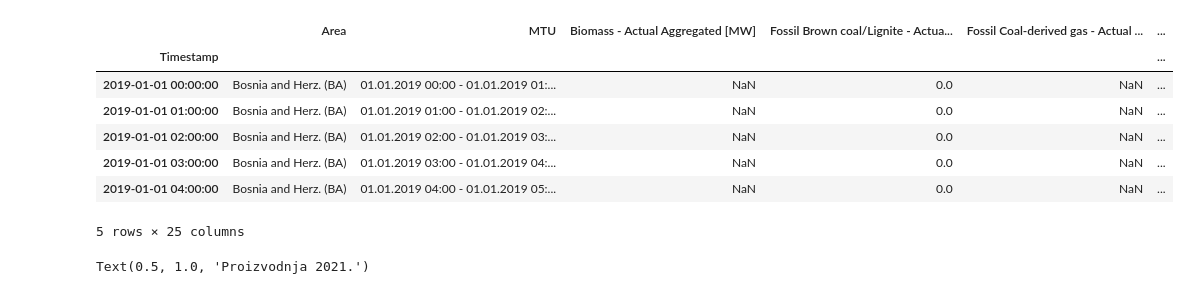
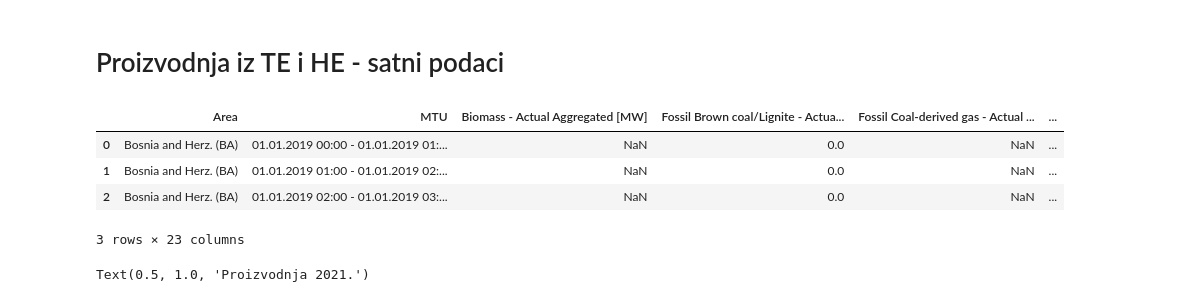
Before and after one commit to ehlimana/Electricity-analysis, a Jupyter notebook: TE_HE.ipynb, the cells around one changed output. Cells and saved outputs as stored; diff of their text form; code cells hidden in the pictures.

```diff
--- a/TE_HE.ipynb
+++ b/TE_HE.ipynb
@@ -1,3 +1,5 @@
+# %% [markdown]
+# Proizvodnja iz TE i HE  - satni podaci
 # %%
 import pandas as pd
 import matplotlib.pyplot as plt
@@ -6,16 +8,13 @@ file_2019=pd.read_csv(r"FILES\ELEKT\Actual Generation per Production Type_2019.c
 file_2020=pd.read_csv(r"FILES\ELEKT\Actual Generation per Production Type_2020.csv")
 file_2021=pd.read_csv(r"FILES\ELEKT\Actual Generation per Production Type_2021.csv")
 # %%
-file.head(5)
+file_2019.head(3)
 # %% [output]
 |  | Area | MTU | Biomass - Actual Aggregated [MW] | Fossil Brown coal/Lignite - Actua... | Fossil Coal-derived gas - Actual ... | ... |
-| Timestamp |  |  |  |  |  | ... |
-| 2019-01-01 00:00:00 | Bosnia and Herz. (BA) | 01.01.2019 00:00 - 01.01.2019 01:... | NaN | 0.0 | NaN | ... |
-| 2019-01-01 01:00:00 | Bosnia and Herz. (BA) | 01.01.2019 01:00 - 01.01.2019 02:... | NaN | 0.0 | NaN | ... |
-| 2019-01-01 02:00:00 | Bosnia and Herz. (BA) | 01.01.2019 02:00 - 01.01.2019 03:... | NaN | 0.0 | NaN | ... |
-| 2019-01-01 03:00:00 | Bosnia and Herz. (BA) | 01.01.2019 03:00 - 01.01.2019 04:... | NaN | 0.0 | NaN | ... |
-| 2019-01-01 04:00:00 | Bosnia and Herz. (BA) | 01.01.2019 04:00 - 01.01.2019 05:... | NaN | 0.0 | NaN | ... |
+| 0 | Bosnia and Herz. (BA) | 01.01.2019 00:00 - 01.01.2019 01:... | NaN | 0.0 | NaN | ... |
+| 1 | Bosnia and Herz. (BA) | 01.01.2019 01:00 - 01.01.2019 02:... | NaN | 0.0 | NaN | ... |
+| 2 | Bosnia and Herz. (BA) | 01.01.2019 02:00 - 01.01.2019 03:... | NaN | 0.0 | NaN | ... |
-5 rows × 25 columns
+3 rows × 23 columns
 # %%
 fig,ax=plt.subplots(nrows=3,figsize=(12,14))
 file_2019['Fossil Hard coal  - Actual Aggregated [MW]'].plot(kind="area",stacked=False,label="Termoelektrane",ax=ax[0])
```
Also changed, not shown: parts of 1 cell of this notebook, 12 other files.
